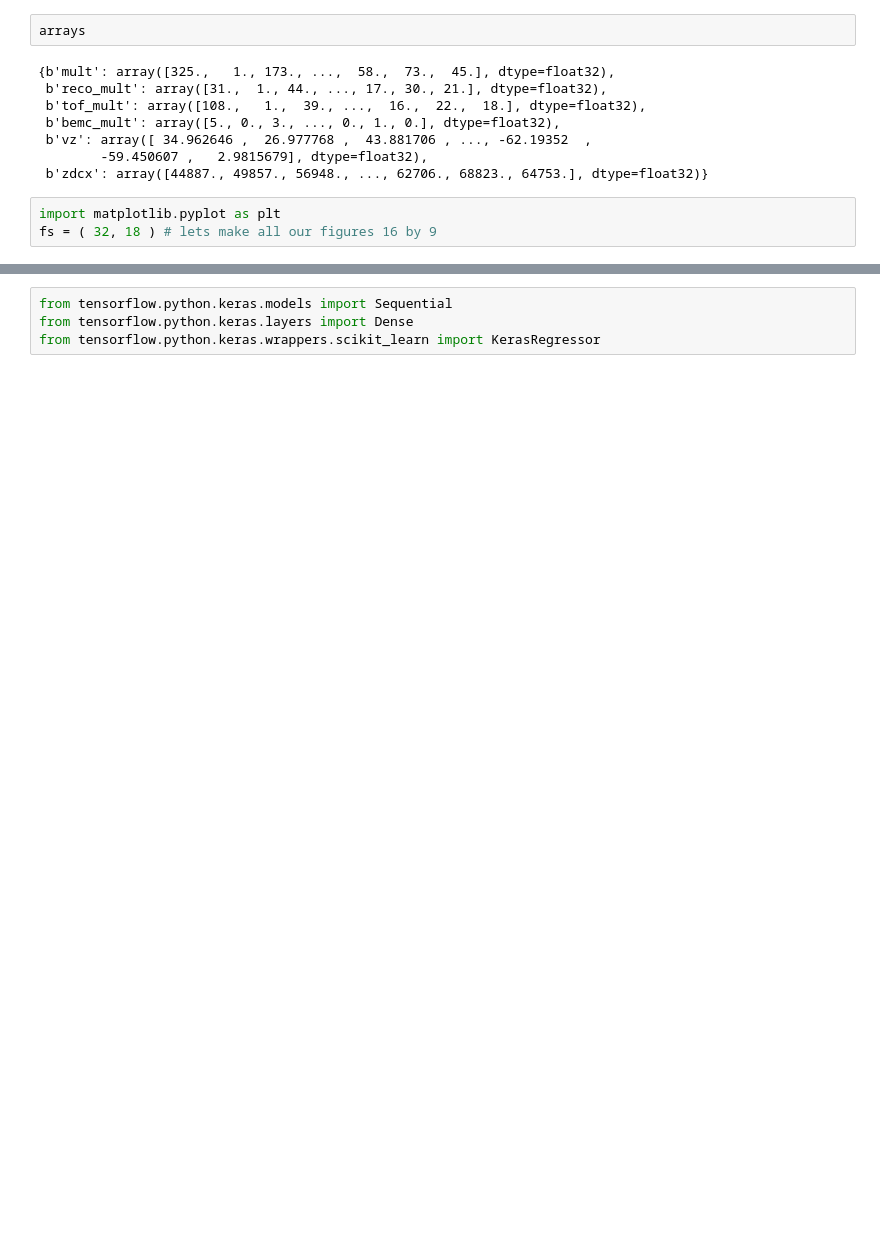
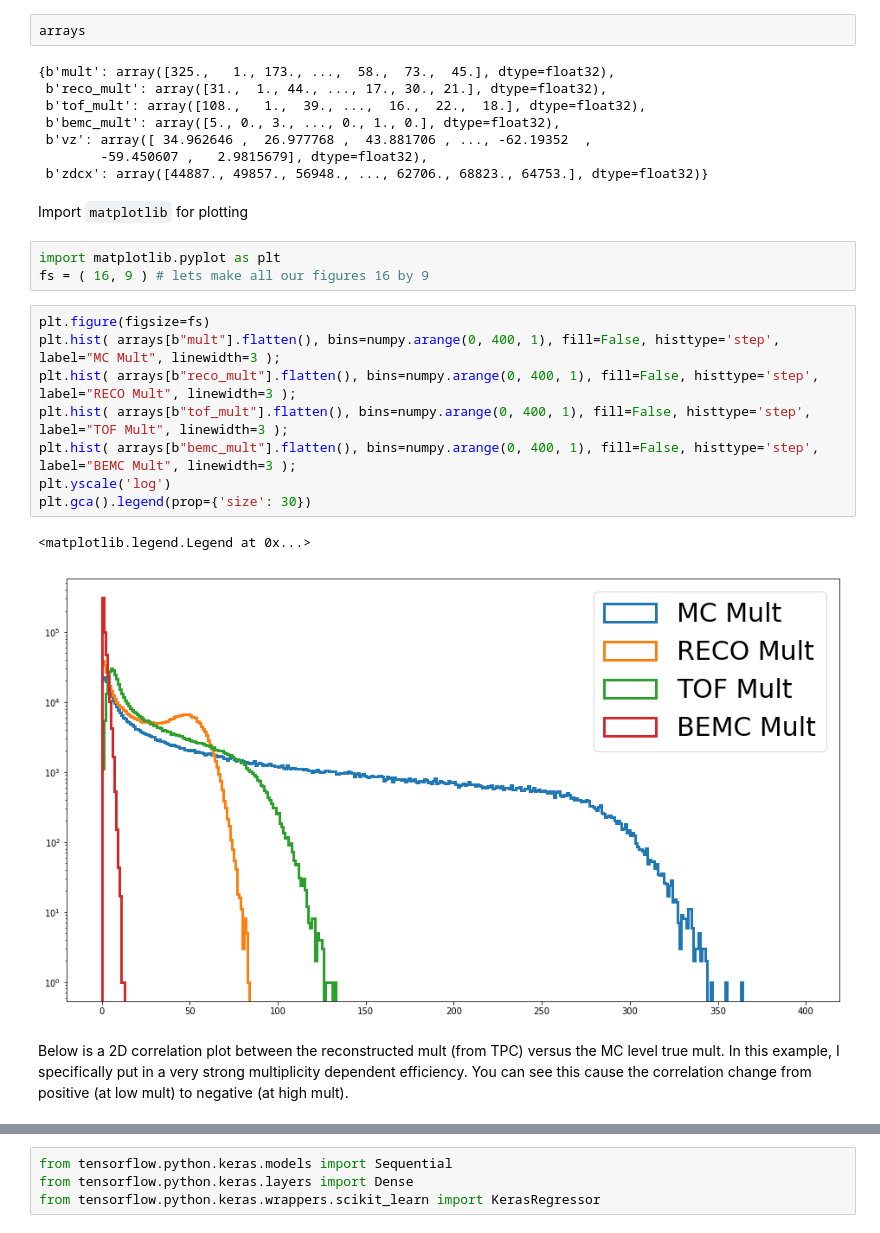
Before and after one commit to jdbrice/MLatSTARTutorials, a Jupyter notebook: Tutorial_02.ipynb, the cells around one changed output, grey strips where cells are left out. Saved outputs shown, nothing was run; the diff lists cells and outputs as text; blank space fills up the shorter version.

```diff
--- a/Tutorial_02.ipynb
+++ b/Tutorial_02.ipynb
@@ -56,7 +64,22 @@ arrays
  b'vz': array([ 34.962646 ,  26.977768 ,  43.881706 , ..., -62.19352  ,
         -59.450607 ,   2.9815679], dtype=float32),
  b'zdcx': array([44887., 49857., 56948., ..., 62706., 68823., 64753.], dtype=float32)}
+# %% [markdown]
+Import `matplotlib` for plotting
 # %%
 import matplotlib.pyplot as plt
-fs = ( 32, 18 ) # lets make all our figures 16 by 9
+fs = ( 16, 9 ) # lets make all our figures 16 by 9
+# %%
+plt.figure(figsize=fs)
+plt.hist( arrays[b"mult"].flatten(), bins=numpy.arange(0, 400, 1), fill=False, histtype='step', label="MC Mult", linewidth=3 );
+plt.hist( arrays[b"reco_mult"].flatten(), bins=numpy.arange(0, 400, 1), fill=False, histtype='step', label="RECO Mult", linewidth=3 );
+plt.hist( arrays[b"tof_mult"].flatten(), bins=numpy.arange(0, 400, 1), fill=False, histtype='step', label="TOF Mult", linewidth=3 );
+plt.hist( arrays[b"bemc_mult"].flatten(), bins=numpy.arange(0, 400, 1), fill=False, histtype='step', label="BEMC Mult", linewidth=3 );
+plt.yscale('log')
+plt.gca().legend(prop={'size': 30})
+# %% [output]
+<matplotlib.legend.Legend at 0x...>
+[figure, added]
+# %% [markdown]
+Below is a 2D correlation plot between the reconstructed mult (from TPC) versus the MC level true mult. In this example, I specifically put in a very strong multiplicity dependent efficiency. You can see this cause the correlation change from positive (at low mult) to negative (at high mult).
 # %% [markdown]
```
Also changed, not shown: parts of 33 cells of this notebook, 4 other files.
